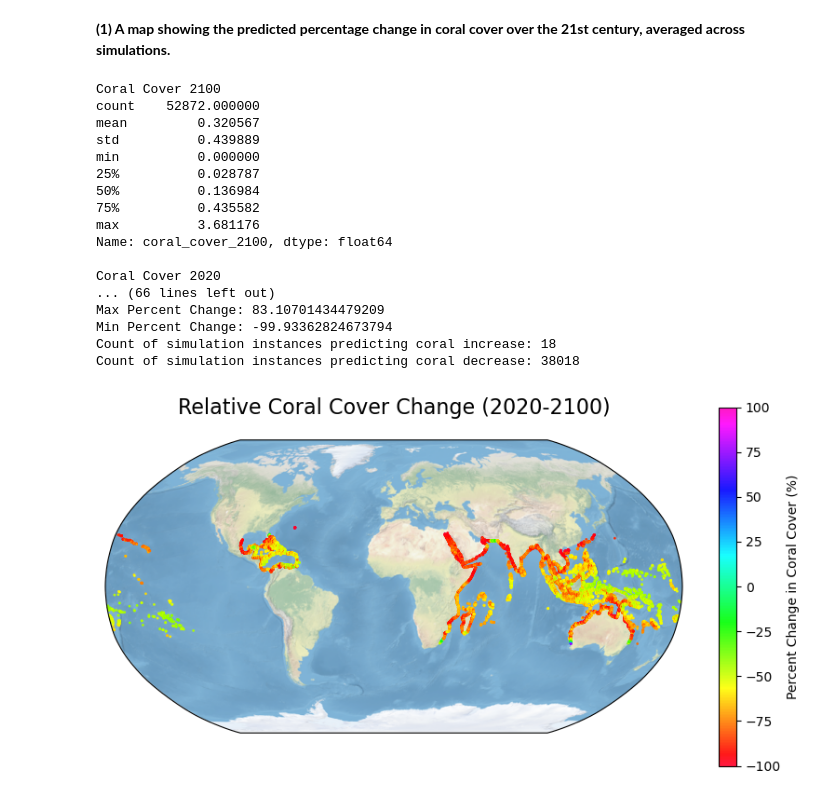
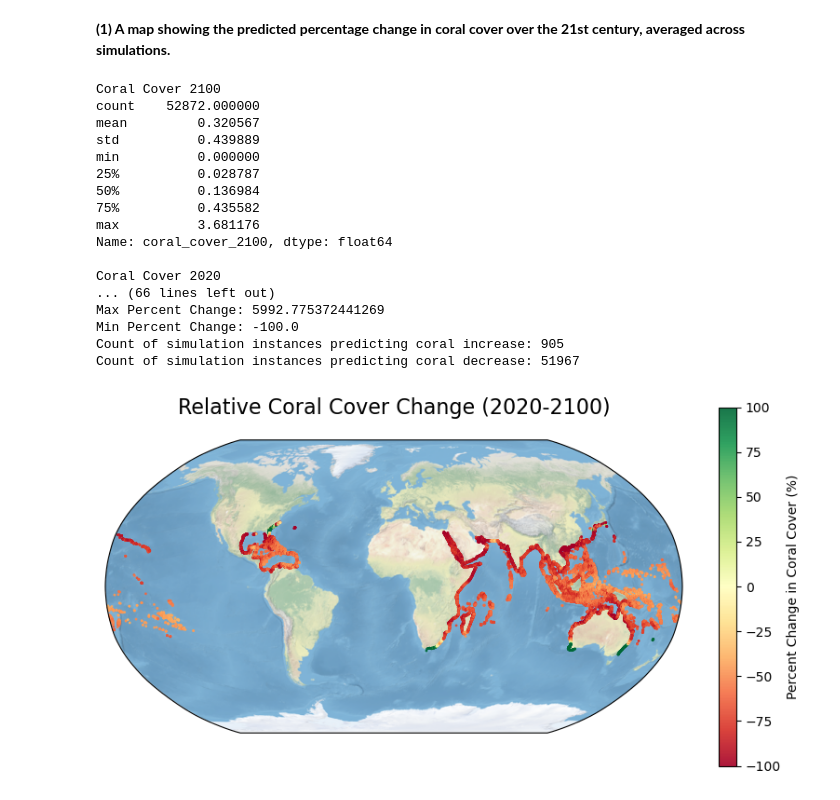
Before and after one commit to maluhiakinimaka/mbio691l-kinimaka, a Jupyter notebook: mbio691l_project_kinimaka.ipynb, the cells around one changed output. Cells and saved outputs as stored; diff of their text form; code cells hidden in the pictures.

Commit message:
change color map

```diff
--- a/mbio691l_project_kinimaka.ipynb
+++ b/mbio691l_project_kinimaka.ipynb
@@ -97,7 +97,7 @@ print()
 # note: assuming ideal conditions and focusing on a fast-growing species, coral could potentially grow 5-10 cm/yr, or 4-8m by 2100,
 # therefore it is possible to see up to 80 times coral cover increase (400% increase) under optimal conditions.
 # note: 0.2099 is the minimum viable 2020 coral cover value for max change to remain < 100%
-filt_data = data[data['coral_cover_2020'] > 0.2099].copy()
+filt_data = data[data['coral_cover_2020'] > 0].copy()
 
 # check filter application
 print("Filter Coral Cover 2020")
@@ -136,42 +136,42 @@ Name: coral_cover_2100, dtype: float64
 
 Coral Cover 2020
 ... (66 lines left out)
-Max Percent Change: 83.10701434479209
-Min Percent Change: -99.93362824673794
-Count of simulation instances predicting coral increase: 18
-Count of simulation instances predicting coral decrease: 38018
+Max Percent Change: 5992.775372441269
+Min Percent Change: -100.0
+Count of simulation instances predicting coral increase: 905
+Count of simulation instances predicting coral decrease: 51967
 # %%
 # modify cartopy example "Global Robinson Project" to create a background for geospatial plotting
 # initialize plot
 def main():
     # set figure size
     fig = plt.figure(figsize=(10, 5))
 
     # creating figure
     ax = fig.add_subplot(1, 1, 1, projection=ccrs.Robinson()) # add oval border for subplot area
     ax.stock_img() # add globe stock image
     #ax.coastlines() # add border for coastlines
 
     # plot % change column using scatter function and setting a divergent color scheme
     scatter = ax.scatter(filt_data['longitude'], filt_data['latitude'], c=filt_data['percent_change'],
-        cmap='gist_rainbow',     # colormap value
+        cmap='RdYlGn',     # colormap value
         vmin=-100,      # set percent change min
         vmax=100,       # set percent change max
         marker='o',     # set marker type
         s=1,            # set marker size
         alpha=0.9,      # set marker opacity
         transform=ccrs.PlateCarree() # specify crs
         )
 
     # label plot
     cbar = plt.colorbar(scatter, ax=ax, orientation='vertical', pad=0.05)
     cbar.set_label('Percent Change in Coral Cover (%)')
     plt.title('Relative Coral Cover Change (2020-2100)',
           fontsize=16, loc='center', pad=20, color='black')
 
     plt.show()
 
 # plot
 main()
 # %% [output]
-[figure, old version]
+[figure, new version]
```
